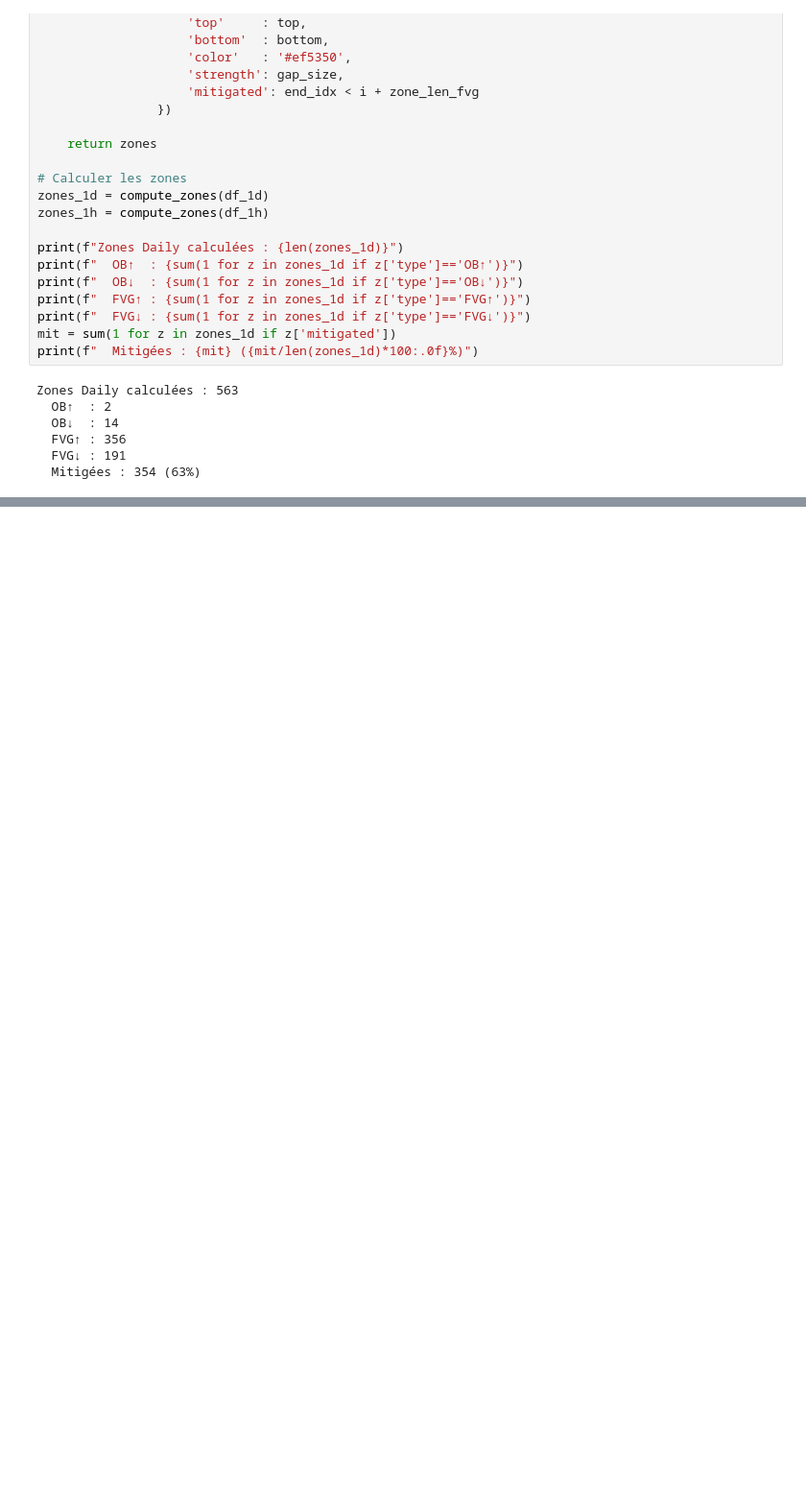
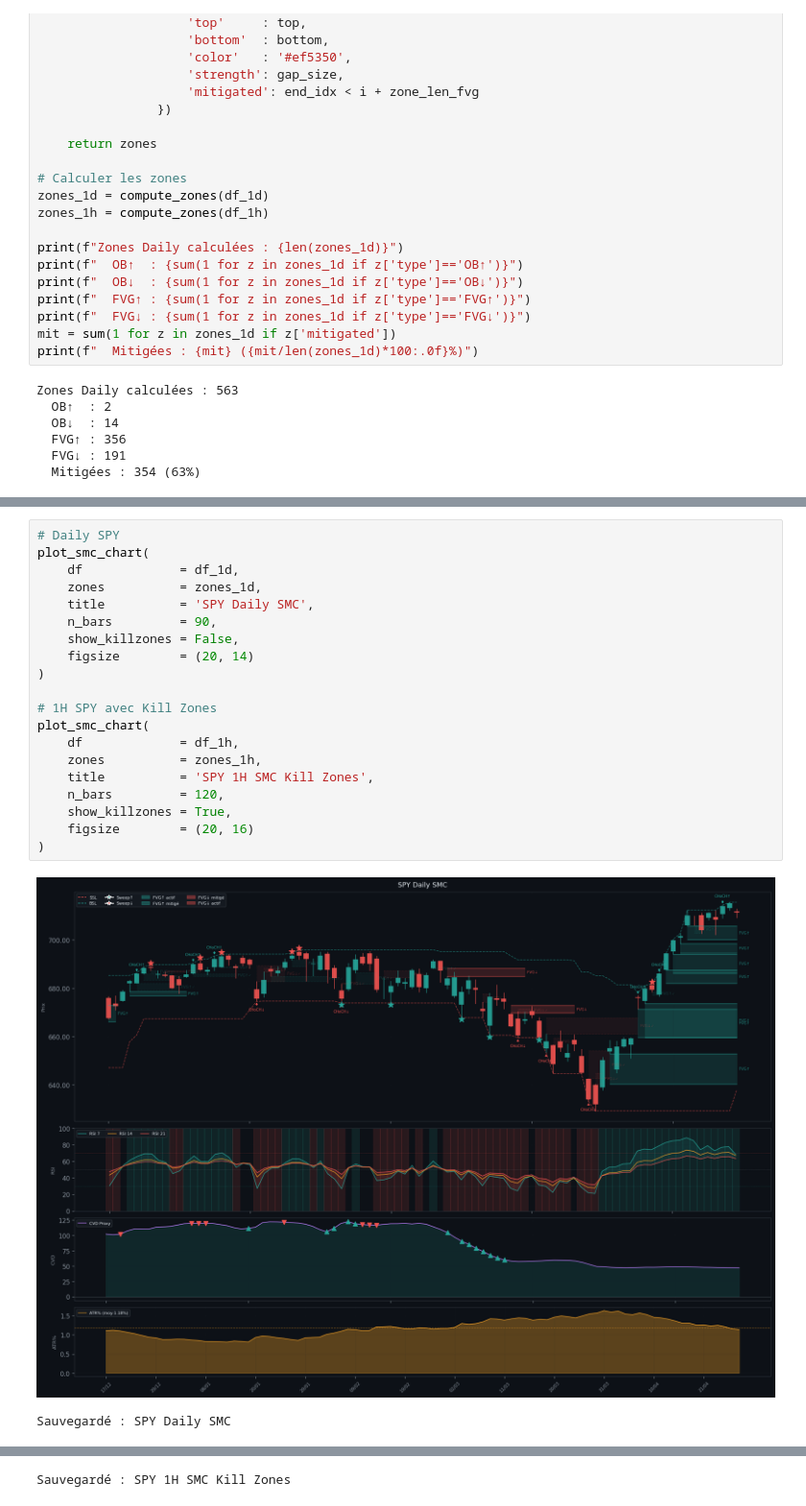
Before and after one commit to okjacky/candles-bot, a Jupyter notebook: notebooks/module5_smc_features.ipynb, the cells around one changed output, grey strips where cells are left out. Shown at 96% size. Cells and saved outputs as stored; diff of their text form; blank space fills up the shorter version.

```diff
--- a/notebooks/module5_smc_features.ipynb
+++ b/notebooks/module5_smc_features.ipynb
@@ -959,0 +1304,23 @@ SyntaxError: invalid syntax. Perhaps you forgot a comma? (2883090470.py, line 19
+# %%
+# Daily SPY
+plot_smc_chart(
+    df             = df_1d,
+    zones          = zones_1d,
+    title          = 'SPY Daily SMC',
+    n_bars         = 90,
+    show_killzones = False,
+    figsize        = (20, 14)
+)
+
+# 1H SPY avec Kill Zones
+plot_smc_chart(
+    df             = df_1h,
+    zones          = zones_1h,
+    title          = 'SPY 1H SMC Kill Zones',
+    n_bars         = 120,
+    show_killzones = True,
+    figsize        = (20, 16)
+)
+# %% [output]
+[figure, added]
+Sauvegardé : SPY Daily SMC
@@ -959,0 +1328 @@ SyntaxError: invalid syntax. Perhaps you forgot a comma? (2883090470.py, line 19
+Sauvegardé : SPY 1H SMC Kill Zones
```
Also changed, not shown: parts of 4 cells of this notebook, 5 other files.
